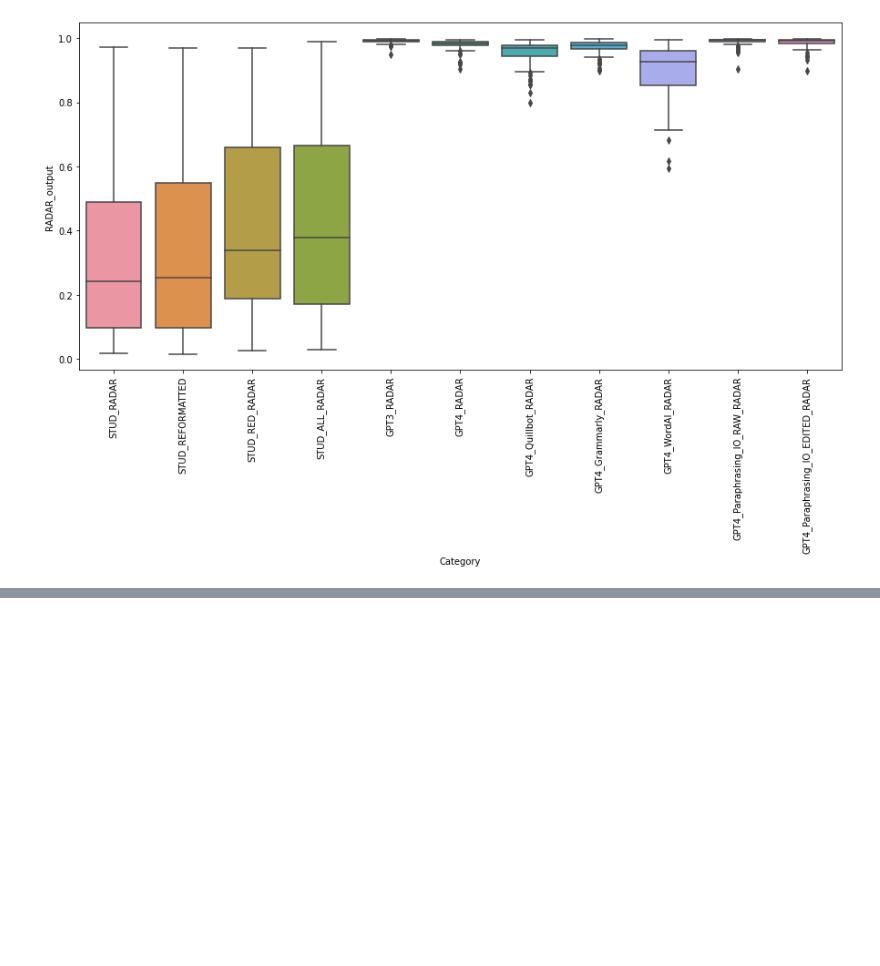
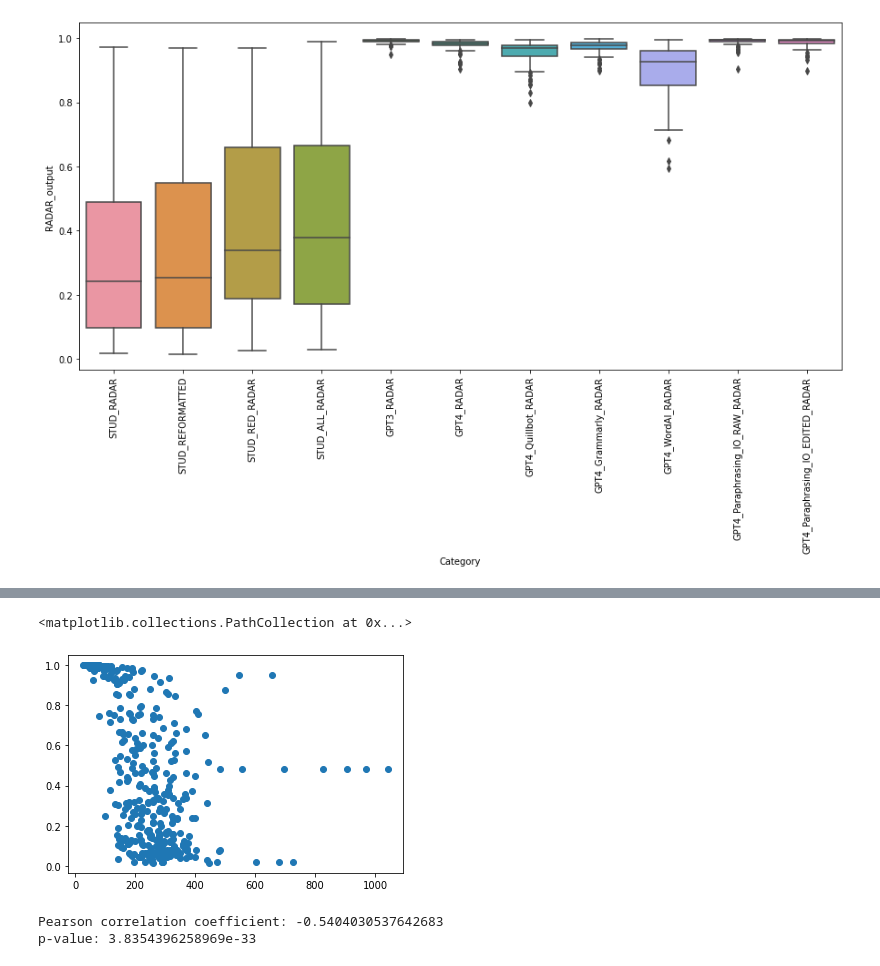
Before and after one commit to nicole-jefferies/RADAR_Eval, a Jupyter notebook: Visualisations and Stat Tests.ipynb, the cells around one changed output, grey strips where cells are left out. Drawn from its saved outputs; the diff is of its cells as text; code cells hidden in the pictures; blank space fills up the shorter version.

```diff
--- a/Visualisations and Stat Tests.ipynb
+++ b/Visualisations and Stat Tests.ipynb
@@ -67,0 +89,15 @@ plt.xticks(rotation=90)
+# %%
+plt.scatter(x=text_length_RADAR['word_count'], y=text_length_RADAR['RADAR_outputs'])
+# %% [output]
+<matplotlib.collections.PathCollection at 0x...>
+[figure, added]
+# %%
+# Perform Pearson correlation test
+corr_coeff, p_value = pearsonr(text_length_RADAR['word_count'], text_length_RADAR['RADAR_outputs'])
+
+# Print the correlation coefficient and p-value
+print("Pearson correlation coefficient:", corr_coeff)
+print("p-value:", p_value)
+# %% [output]
+Pearson correlation coefficient: -0.5404030537642683
+p-value: 3.8354396258969e-33
```
Also changed, not shown: parts of 5 cells of this notebook.
